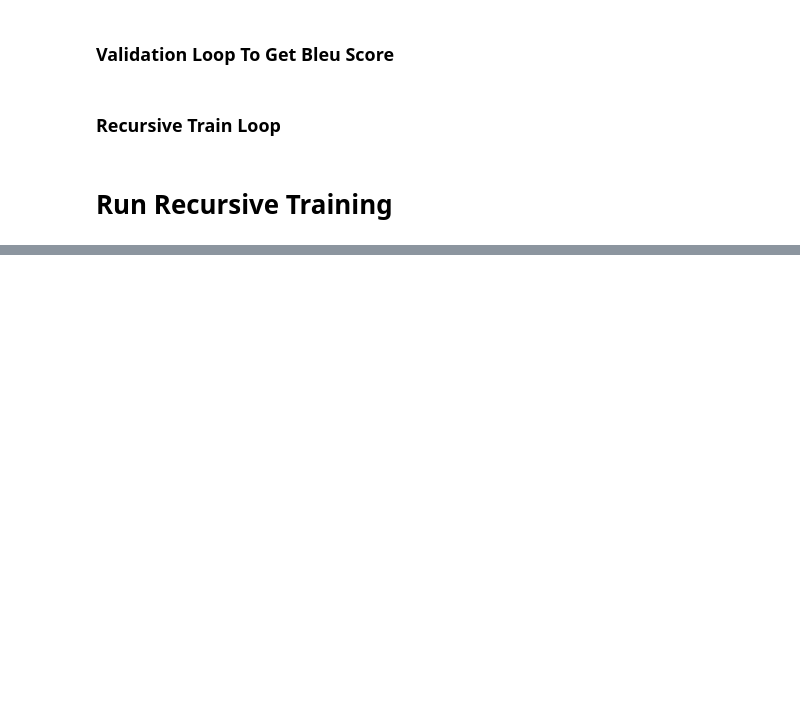
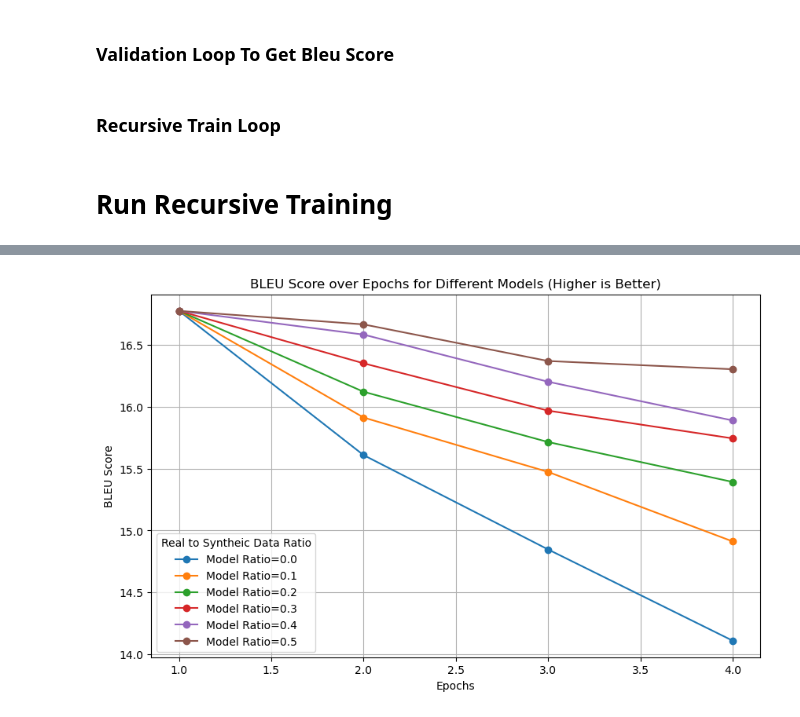
Before and after one commit to stryker51a/NL-Project, a Jupyter notebook: ethan/model_test.ipynb, the cells around one changed output, grey strips where cells are left out. Drawn from its saved outputs; the diff is of its cells as text; code cells hidden in the pictures; blank space fills up the shorter version.

```diff
--- a/ethan/model_test.ipynb
+++ b/ethan/model_test.ipynb
@@ -330,4 +378,4 @@ def recursive_train(model, validate_model, train_data, test_data, num_iters):
 # %% [markdown]
 # Run Recursive Training
 # %%
-recursive_train(model_en_to_fr, model_fr_to_en, train_tokenized_dataset, test_tokenized_dataset, 2)
+recursive_train(model_en_to_fr, model_fr_to_en, train_tokenized_dataset, test_tokenized_dataset, 2, augmentation_ratio=0.2)
@@ -333,0 +439,33 @@ recursive_train(model_en_to_fr, model_fr_to_en, train_tokenized_dataset, test_to
+# %%
+ratio_name_list = data.keys()
+
+all_ratio_bleu_data = [[16.7773, 15.6103, 14.8468, 14.1085]]
+
+for key in data:
+    all_ratio_bleu_data.append(data[key][0])
+
+all_ratio_bleu_data = np.array(all_ratio_bleu_data)
+# %%
+epochs = range(1, len(all_ratio_bleu_data[0]) + 1)  # Epoch numbers
+
+# Plotting
+plt.figure(figsize=(10, 6))  # Optional: Adjusts the figure size
+
+ratio_list = [0.0, 0.1, 0.2, 0.3, 0.4, 0.5]
+
+# Loop over each model's BLEU scores
+for i, model_scores in enumerate(all_ratio_bleu_data, start=1):
+    plt.plot(epochs, model_scores, marker='o', linestyle='-', label=f"Model Ratio={ratio_list[i-1]}")
+
+# Adding labels and title
+plt.xlabel("Epochs")
+plt.ylabel("BLEU Score")
+plt.title("BLEU Score over Epochs for Different Models (Higher is Better)")
+plt.legend(title="Real to Syntheic Data Ratio")
+plt.grid(True)
+
+# Show the plot
+plt.savefig("BLEU_score_dif_ratio.png")
+plt.show()
+# %% [output]
+[figure, added]
```
Also changed, not shown: parts of 12 cells of this notebook, 1 other file.
